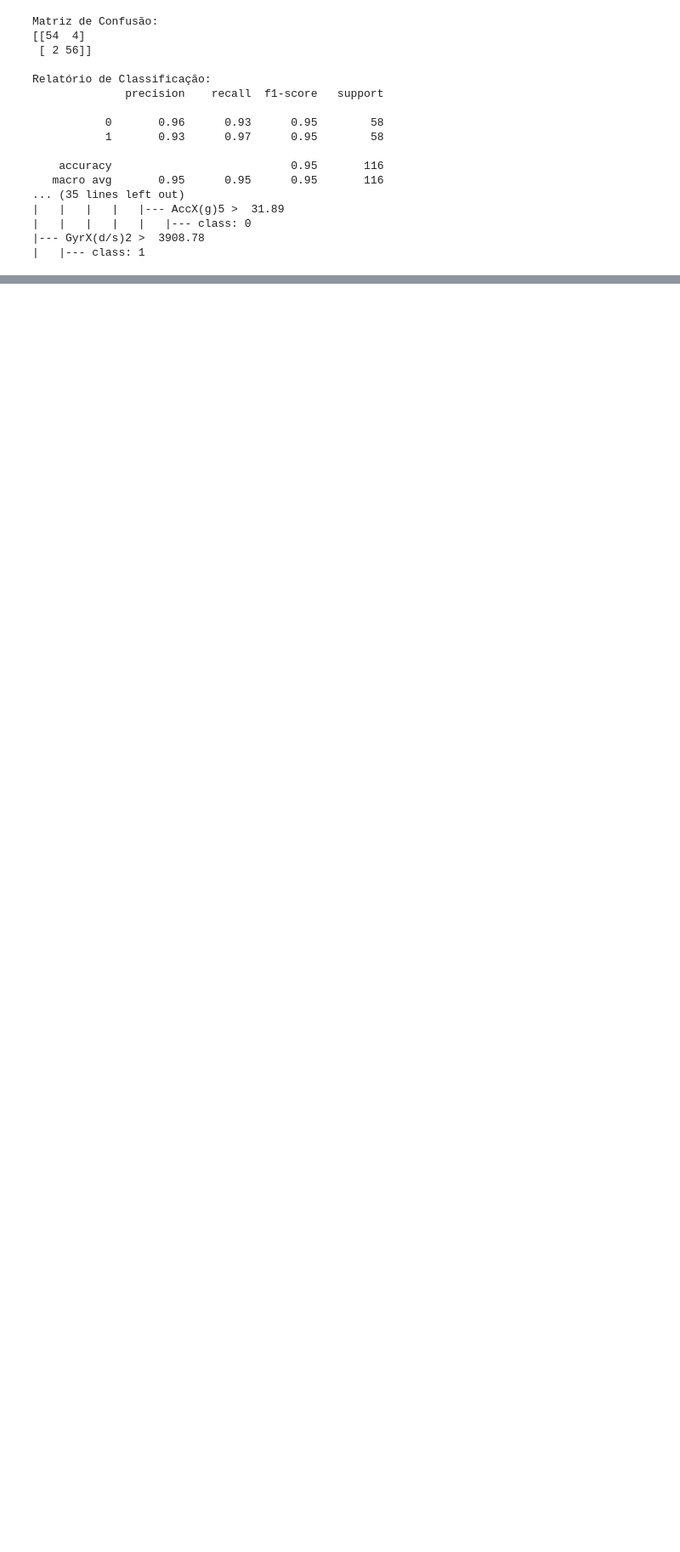
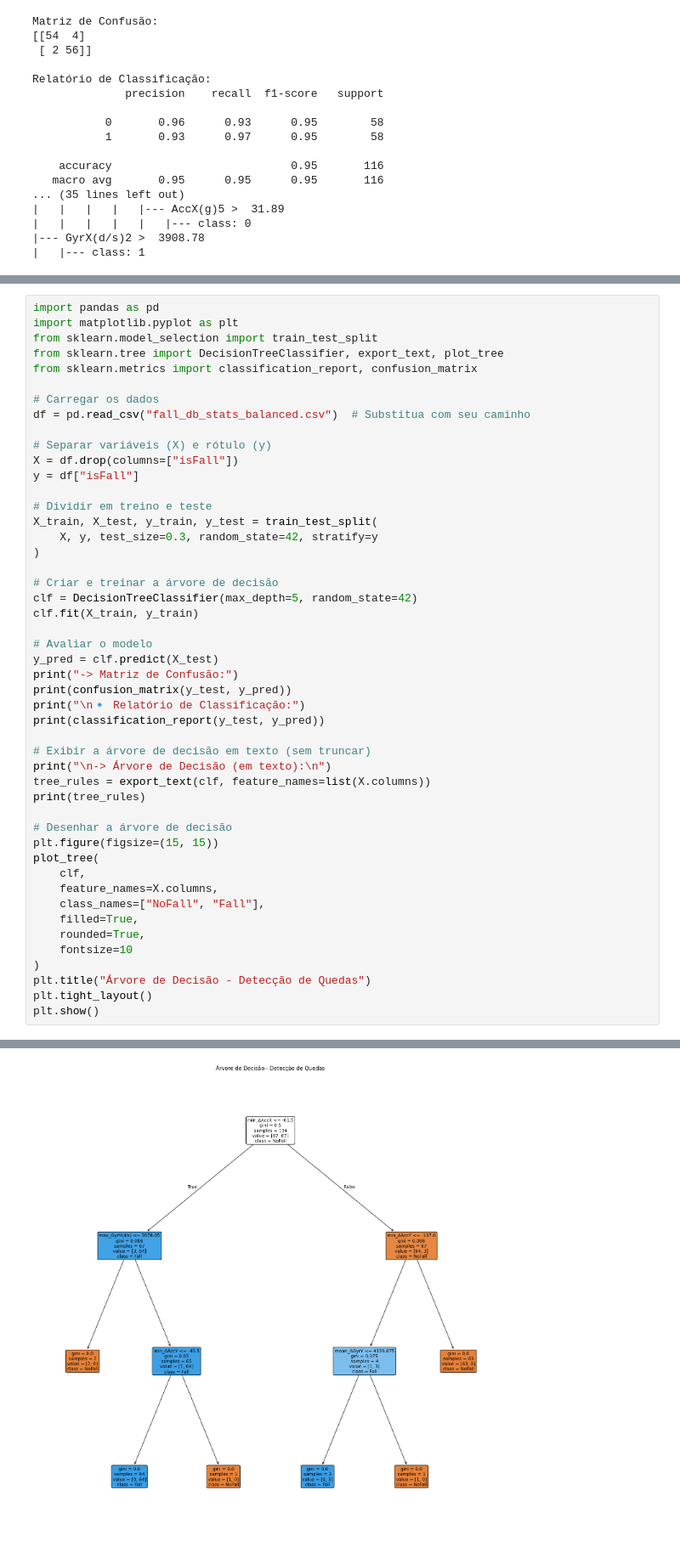
Before and after one commit to CamisAlmeida/BaaMori, a Jupyter notebook: data/dataAnalysis.ipynb, the cells around one changed output, grey strips where cells are left out. Shown at 85% size. Cells and saved outputs as stored; diff of their text form; blank space fills up the shorter version.

Commit message:
Fall detection function implemented

```diff
--- a/data/dataAnalysis.ipynb
+++ b/data/dataAnalysis.ipynb
@@ -189,0 +343,49 @@ Relatório de Classificação:
+# %%
+import pandas as pd
+import matplotlib.pyplot as plt
+from sklearn.model_selection import train_test_split
+from sklearn.tree import DecisionTreeClassifier, export_text, plot_tree
+from sklearn.metrics import classification_report, confusion_matrix
+
+# Carregar os dados
+df = pd.read_csv("fall_db_stats_balanced.csv")  # Substitua com seu caminho
+
+# Separar variáveis (X) e rótulo (y)
+X = df.drop(columns=["isFall"])
+y = df["isFall"]
+
+# Dividir em treino e teste
+X_train, X_test, y_train, y_test = train_test_split(
+    X, y, test_size=0.3, random_state=42, stratify=y
+)
+
+# Criar e treinar a árvore de decisão
+clf = DecisionTreeClassifier(max_depth=5, random_state=42)
+clf.fit(X_train, y_train)
+
+# Avaliar o modelo
+y_pred = clf.predict(X_test)
+print("-> Matriz de Confusão:")
+print(confusion_matrix(y_test, y_pred))
+print("\n🔹 Relatório de Classificação:")
+print(classification_report(y_test, y_pred))
+
+# Exibir a árvore de decisão em texto (sem truncar)
+print("\n-> Árvore de Decisão (em texto):\n")
+tree_rules = export_text(clf, feature_names=list(X.columns))
+print(tree_rules)
+
+# Desenhar a árvore de decisão
+plt.figure(figsize=(15, 15))
+plot_tree(
+    clf,
+    feature_names=X.columns,
+    class_names=["NoFall", "Fall"],
+    filled=True,
+    rounded=True,
+    fontsize=10
+)
+plt.title("Árvore de Decisão - Detecção de Quedas")
+plt.tight_layout()
+plt.show()
+# %% [output]
@@ -189,0 +409 @@ Relatório de Classificação:
+[figure, added]
```
Also changed, not shown: parts of 7 cells of this notebook, 5 other files.
